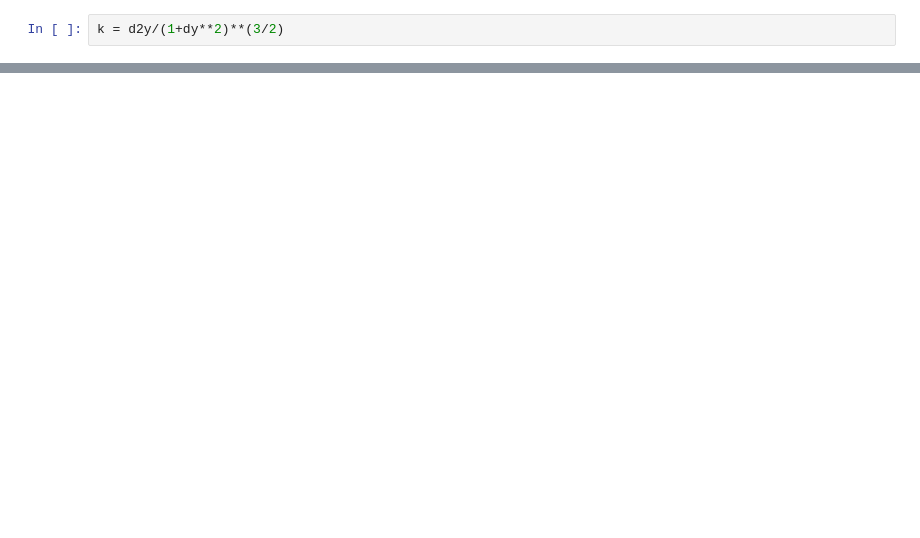
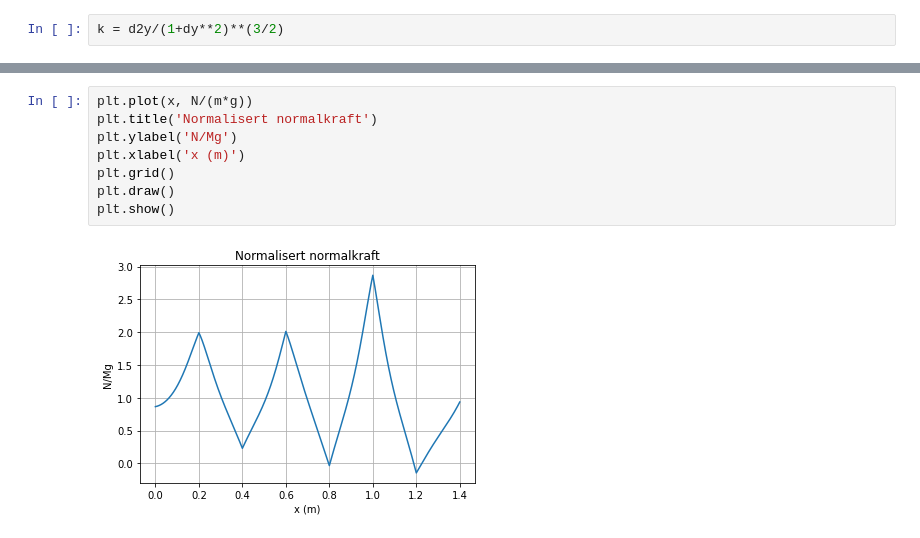
Before and after one commit to nerok/TFY4125-305-1, a Jupyter notebook: cubicspline.ipynb, the cells around one changed output, grey strips where cells are left out. Drawn from its saved outputs; the diff is of its cells as text; blank space fills up the shorter version.

Commit message:
Add normalized normal force

```diff
--- a/cubicspline.ipynb
+++ b/cubicspline.ipynb
@@ -115,0 +128,10 @@ a_s =
+# %%
+plt.plot(x, N/(m*g))
+plt.title('Normalisert normalkraft')
+plt.ylabel('N/Mg')
+plt.xlabel('x (m)')
+plt.grid()
+plt.draw()
+plt.show()
+# %% [output]
+[figure, added]
```
Also changed, not shown: parts of 7 cells of this notebook.
